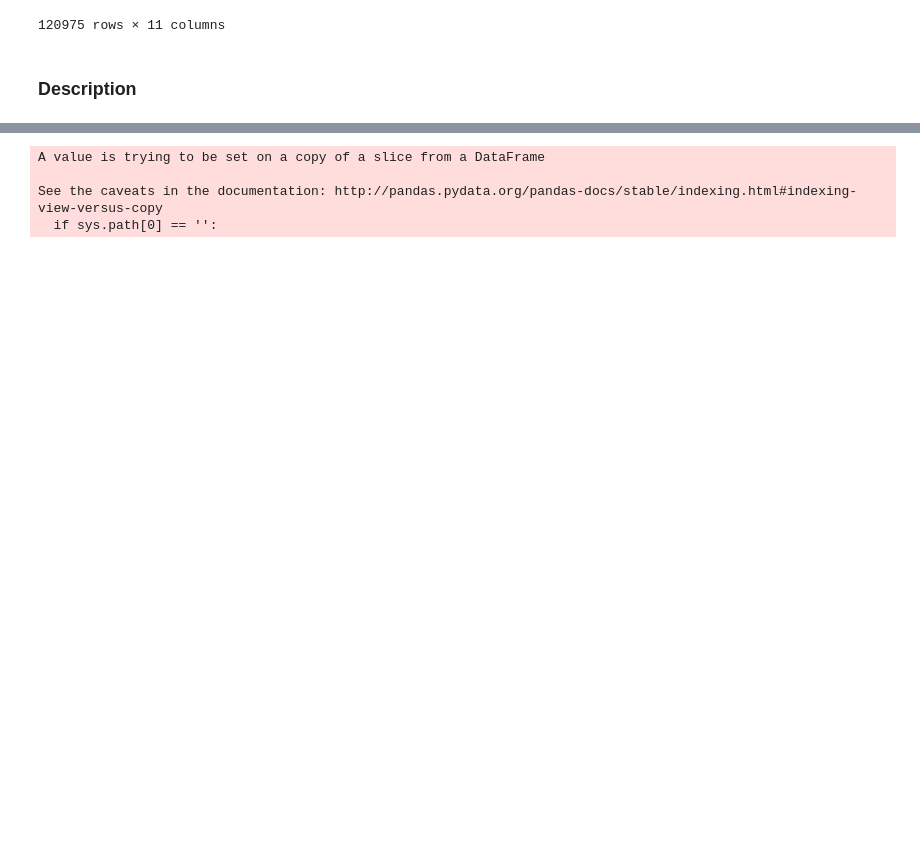
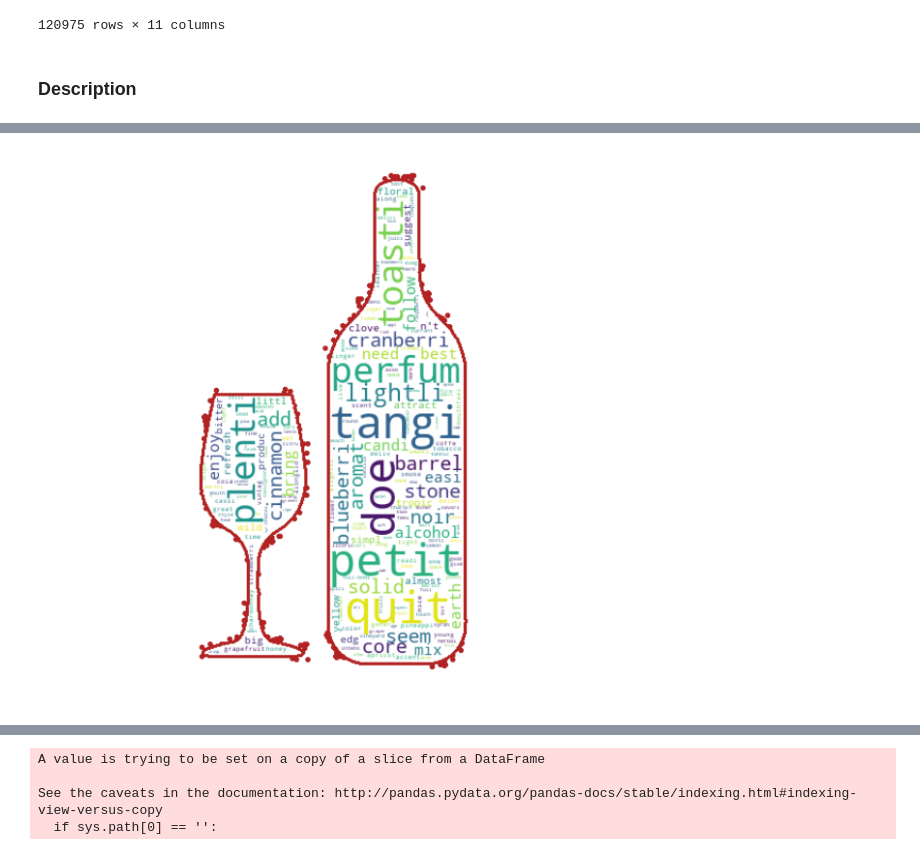
Before and after one commit to DaphineRose/Wine-Predictor, a Jupyter notebook: Model Training/Feature Engineering.ipynb, the cells around one changed output, grey strips where cells are left out. Drawn from its saved outputs; the diff is of its cells as text; code cells hidden in the pictures; blank space fills up the shorter version.

```diff
--- a/Model Training/Feature Engineering.ipynb
+++ b/Model Training/Feature Engineering.ipynb
@@ -294,0 +308,3 @@ bow=pd.DataFrame(final_X,columns=[f+'_nlp' for f in word_features])
+# %%
+wine_mask = np.array(Image.open("D:\JupyterNotebook\Final\wine_mask.png"))
+wine_mask
@@ -295,3 +341,20 @@ bow=pd.DataFrame(final_X,columns=[f+'_nlp' for f in word_features])
+# %%
+wc = WordCloud(background_color="white", max_words=200, mask=wine_mask,
+                contour_width=3, contour_color='firebrick')
+
+# Generate a wordcloud
+wc.generate_from_frequencies(di)
+
+# store to file
+wc.to_file('cloud_wine.jpg')
+
+# show
+plt.figure(figsize=[20,10])
+plt.imshow(wc, interpolation='bilinear')
+plt.axis("off")
+plt.show()
+# %% [output]
+[figure, added]
 # %%
 data=data.join(bow)
 # %%
```
Also changed, not shown: parts of 41 cells of this notebook, 2 other files.
